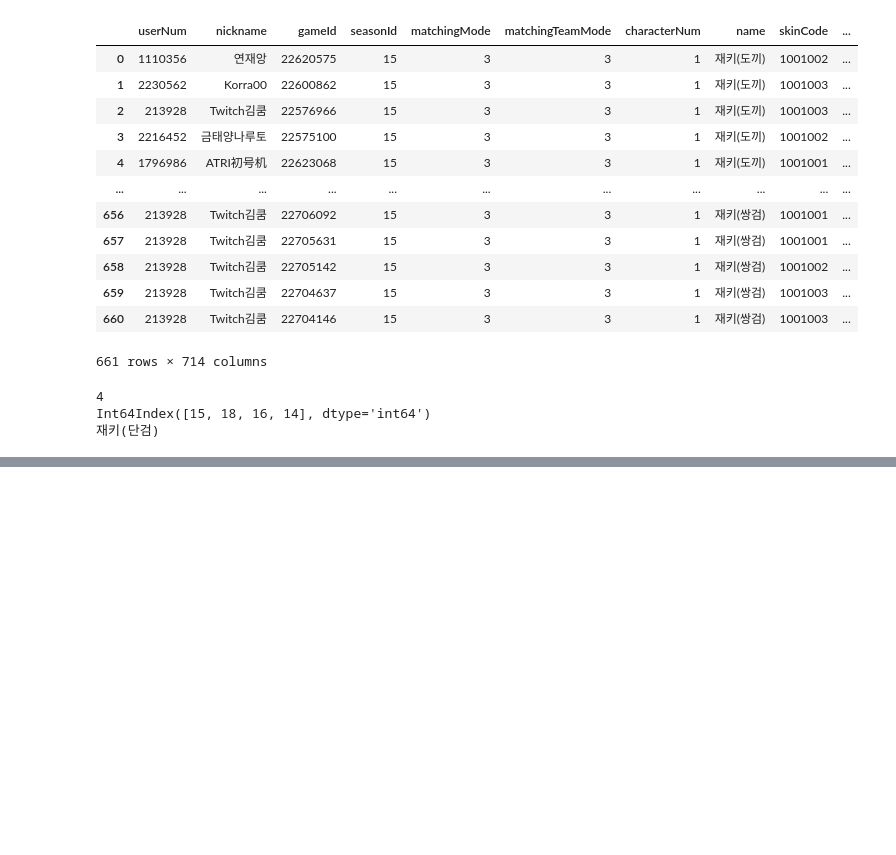
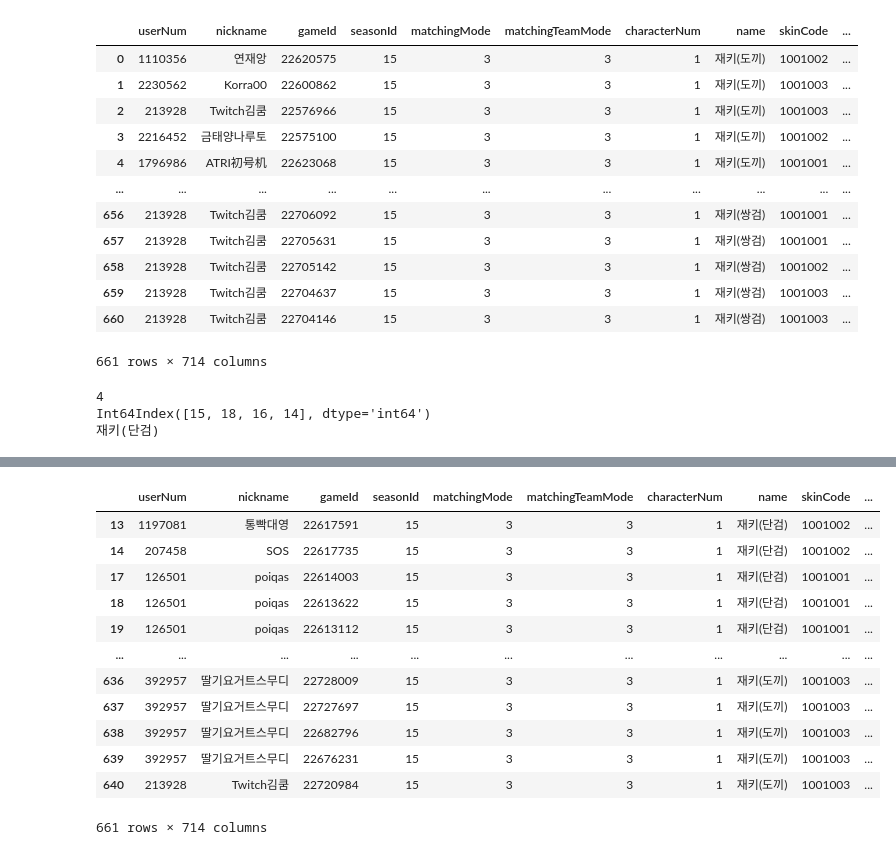
Before and after one commit to discipliner/webCrawling, a Jupyter notebook: analysis.ipynb, the cells around one changed output, grey strips where cells are left out. Saved outputs shown, nothing was run; the diff lists cells and outputs as text; code cells hidden in the pictures; blank space fills up the shorter version.

```diff
--- a/analysis.ipynb
+++ b/analysis.ipynb
@@ -622,0 +596,12 @@ weapon
+# %%
+%%time
+test = pd.DataFrame()
+for i in range(len(Jakie.bestWeapon.value_counts())):
+    test = pd.concat([test, Jakie[
+        Jakie.bestWeapon == Jakie[Jakie.bestWeapon == Jakie.bestWeapon.value_counts().index[i]].bestWeapon.values[0]]])
+test.insert(7, 'name', '')
+for i, j in Jakie.iterrows():
+    test.name[i] = \
+        f'{characterNamesKr[characterNamesKr.code == j.characterNum].values[0][1]}({weapon[j.bestWeapon == weapon.num].name.values[0]})'
+test
+# %% [output]
@@ -622,0 +609,13 @@ weapon
+|  | userNum | nickname | gameId | seasonId | matchingMode | matchingTeamMode | characterNum | name | skinCode | ... |
+| 13 | 1197081 | 통빡대영 | 22617591 | 15 | 3 | 3 | 1 | 재키(단검) | 1001002 | ... |
+| 14 | 207458 | SOS | 22617735 | 15 | 3 | 3 | 1 | 재키(단검) | 1001002 | ... |
+| 17 | 126501 | poiqas | 22614003 | 15 | 3 | 3 | 1 | 재키(단검) | 1001001 | ... |
+| 18 | 126501 | poiqas | 22613622 | 15 | 3 | 3 | 1 | 재키(단검) | 1001001 | ... |
+| 19 | 126501 | poiqas | 22613112 | 15 | 3 | 3 | 1 | 재키(단검) | 1001001 | ... |
+| ... | ... | ... | ... | ... | ... | ... | ... | ... | ... | ... |
+| 636 | 392957 | 딸기요거트스무디 | 22728009 | 15 | 3 | 3 | 1 | 재키(도끼) | 1001003 | ... |
+| 637 | 392957 | 딸기요거트스무디 | 22727697 | 15 | 3 | 3 | 1 | 재키(도끼) | 1001003 | ... |
+| 638 | 392957 | 딸기요거트스무디 | 22682796 | 15 | 3 | 3 | 1 | 재키(도끼) | 1001003 | ... |
+| 639 | 392957 | 딸기요거트스무디 | 22676231 | 15 | 3 | 3 | 1 | 재키(도끼) | 1001003 | ... |
+| 640 | 213928 | Twitch김쿰 | 22720984 | 15 | 3 | 3 | 1 | 재키(도끼) | 1001003 | ... |
+661 rows × 714 columns
```
Also changed, not shown: parts of 18 cells of this notebook, 2 other files.
